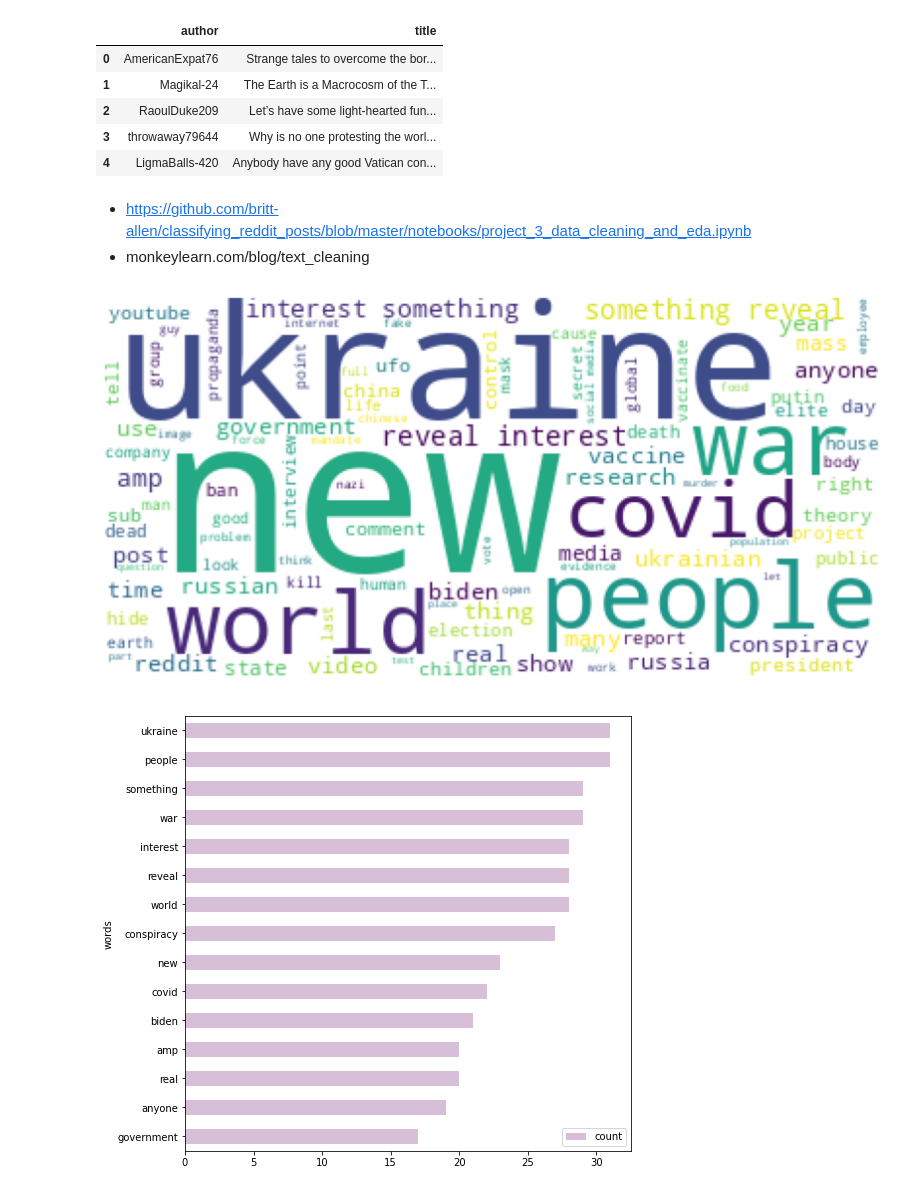
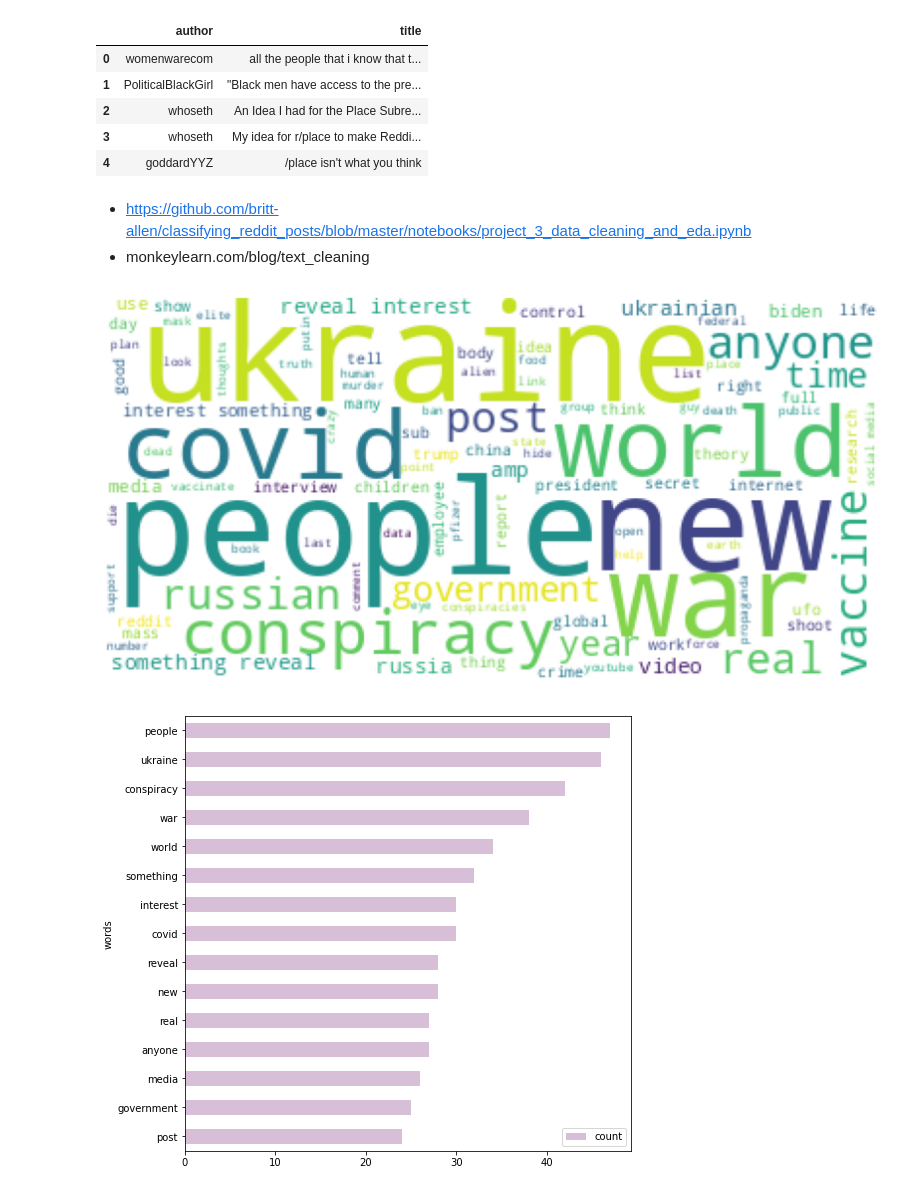
Before and after one commit to irenestrauss/nlp_on_conspiracy_theories, a Jupyter notebook: code/preprocessing.ipynb, the cells around one changed output. Drawn from its saved outputs; the diff is of its cells as text; code cells hidden in the pictures.

```diff
--- a/code/preprocessing.ipynb
+++ b/code/preprocessing.ipynb
@@ -12,11 +12,13 @@ import contractions
 import collections
 import wordcount
 import seaborn as sns
+import empath
+import numpy as np
 
 subreddit = 'conspiracy'
 type_of_content = 'submissions'
 column = 'title'
-filename = f'{subreddit}_{type_of_content}_filtered.csv'
+filename = f'./data/{subreddit}_{type_of_content}_filtered.csv'
 stop = nltk.corpus.stopwords.words('english')
 tokenizer = nltk.RegexpTokenizer(r"\w+")
 lemmatizer = nltk.WordNetLemmatizer()
@@ -25,11 +27,11 @@ dataframe = pd.read_csv(filename, compression='gzip')
 dataframe.head()
 # %% [output]
 |  | author | title |
-| 0 | AmericanExpat76 | Strange tales to overcome the bor... |
-| 1 | Magikal-24 | The Earth is a Macrocosm of the T... |
-| 2 | RaoulDuke209 | Let’s have some light-hearted fun... |
-| 3 | throwaway79644 | Why is no one protesting the worl... |
-| 4 | LigmaBalls-420 | Anybody have any good Vatican con... |
+| 0 | womenwarecom | all the people that i know that t... |
+| 1 | PoliticalBlackGirl | "Black men have access to the pre... |
+| 2 | whoseth | An Idea I had for the Place Subre... |
+| 3 | whoseth | My idea for r/place to make Reddi... |
+| 4 | goddardYYZ | /place isn't what you think |
 # %%
 comments = dataframe[column]
 
@@ -54,27 +55,31 @@ for comment in comments:
 # %%
 wordcloud_text = ''
 frequency = []
+textfile = open(f'./data/{subreddit}_{type_of_content}_wordlist.txt', "w")
 
 for comment in preprocessed_comments:
     pos = nltk.pos_tag(comment)
     for word in pos:
         if word[1] in {'NN', 'NNS', 'NNP', 'NNPS', 'JJ', 'JJR', 'JJS'}:
             wordcloud_text = wordcloud_text + word[0] + ' '
             frequency.append(word[0])
+            textfile.write(word[0] + "\n")
+
+textfile.close()
 
 wc = WordCloud(max_words=100, background_color='white').generate(wordcloud_text)
 plt.figure(figsize = (14, 14))
-plt.axis("off")
+plt.axis('off')
 plt.imshow(wc)
-plt.savefig(f'{subreddit}_wordcloud.png')
+plt.savefig(f'./images/{subreddit}_wordcloud.png')
 
 word_frequency = collections.Counter(frequency)
 word_frequency.most_common(15)
 word_frequency = pd.DataFrame(word_frequency.most_common(15), columns=['words', 'count'])
 
 fig, ax = plt.subplots(figsize=(8, 8))
-word_frequency.sort_values(by='count').plot.barh(x='words', y='count', ax=ax, color="thistle")
+word_frequency.sort_values(by='count').plot.barh(x='words', y='count', ax=ax, color='thistle')
 plt.show()
 # %% [output]
-[figure, old version]
+[figure, new version]
-[figure, old version]
+[figure, new version]
```
Also changed, not shown: parts of 2 cells of this notebook, 6 other files.
